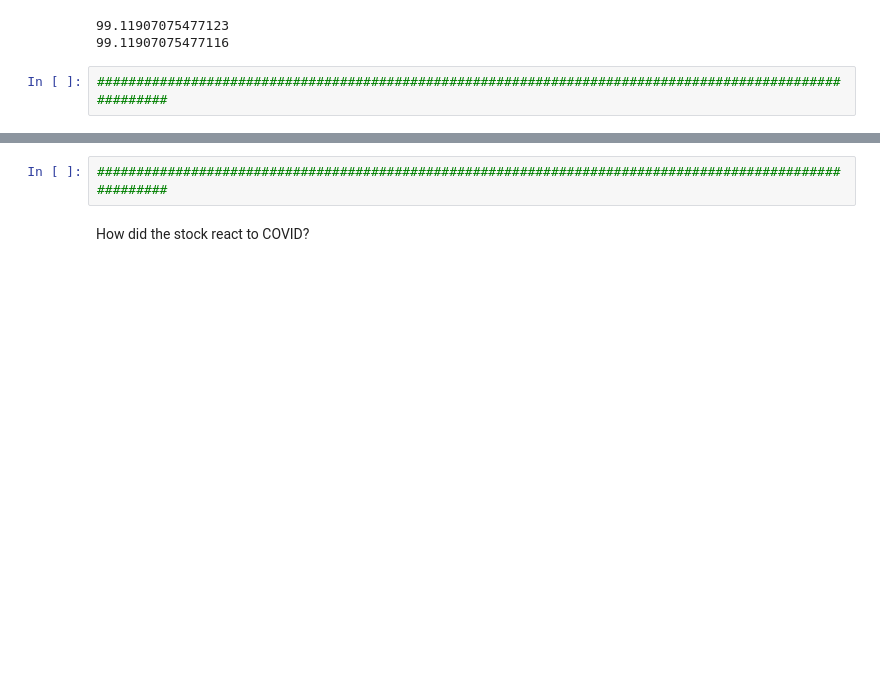
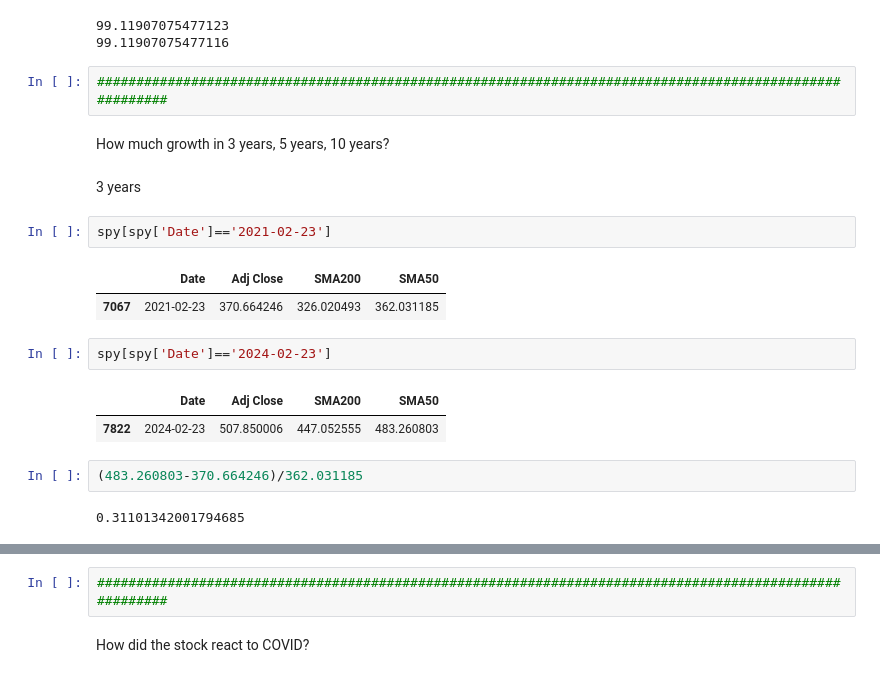
Before and after one commit to rushichokshi/Investment-Analysis, a Jupyter notebook: notebooks/spy.ipynb, the cells around one changed output, grey strips where cells are left out. Cells and saved outputs as stored; diff of their text form; blank space fills up the shorter version.

```diff
--- a/notebooks/spy.ipynb
+++ b/notebooks/spy.ipynb
@@ -47,3 +47,21 @@ print(spy[spy['Date']>='2014-02-20']['Adj Close'].std())
 99.11907075477116
 # %%
 ########################################################################################################
+# %% [markdown]
+How much growth in 3 years, 5 years, 10 years?
+# %% [markdown]
+3 years
+# %%
+spy[spy['Date']=='2021-02-23']
+# %% [output]
+|  | Date | Adj Close | SMA200 | SMA50 |
+| 7067 | 2021-02-23 | 370.664246 | 326.020493 | 362.031185 |
+# %%
+spy[spy['Date']=='2024-02-23']
+# %% [output]
+|  | Date | Adj Close | SMA200 | SMA50 |
+| 7822 | 2024-02-23 | 507.850006 | 447.052555 | 483.260803 |
+# %%
+(483.260803-370.664246)/362.031185
+# %% [output]
+0.31101342001794685
```
Also changed, not shown: parts of 7 cells of this notebook, 3 other files.
